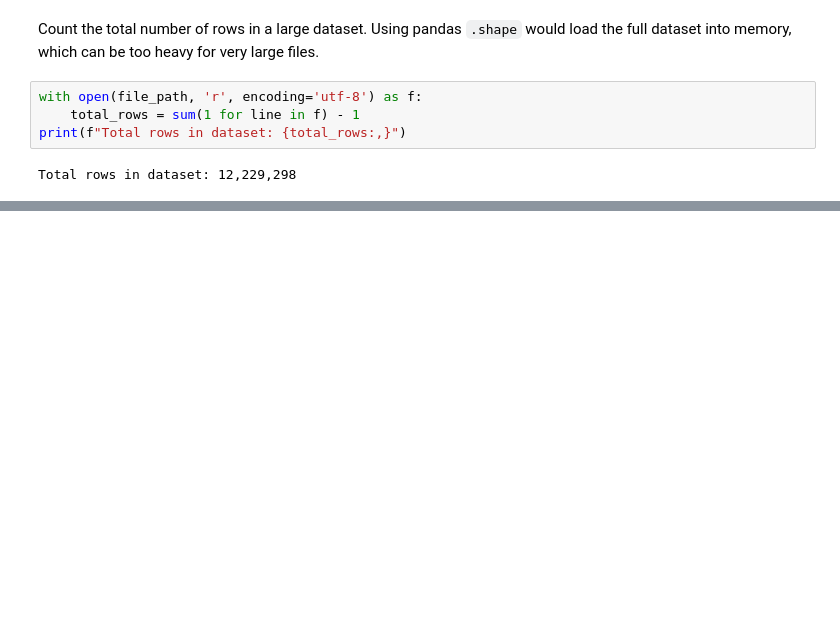
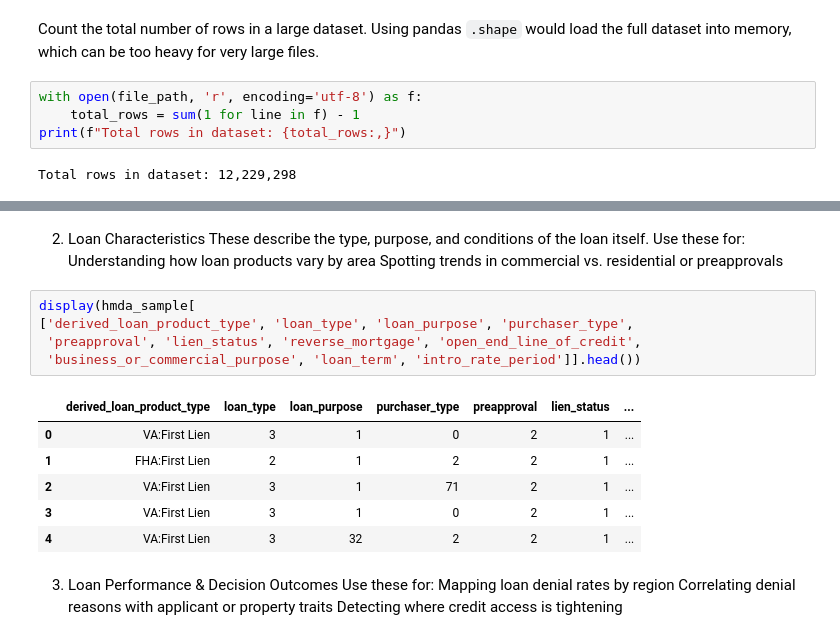
Before and after one commit to JohnQuattrini/-John-Quattrini-Real-Estate-Trends-INST414-Data-Science-Techniques, a Jupyter notebook: capstone_sprint2.ipynb, the cells around one changed output, grey strips where cells are left out. Drawn from its saved outputs; the diff is of its cells as text; blank space fills up the shorter version.

```diff
--- a/capstone_sprint2.ipynb
+++ b/capstone_sprint2.ipynb
@@ -41,0 +448,24 @@ Total rows in dataset: 12,229,298
+# %% [markdown]
+2. Loan Characteristics
+These describe the type, purpose, and conditions of the loan itself.
+Use these for:
+Understanding how loan products vary by area
+Spotting trends in commercial vs. residential or preapprovals
+# %%
+display(hmda_sample[
+['derived_loan_product_type', 'loan_type', 'loan_purpose', 'purchaser_type',
+ 'preapproval', 'lien_status', 'reverse_mortgage', 'open_end_line_of_credit',
+ 'business_or_commercial_purpose', 'loan_term', 'intro_rate_period']].head())
+# %% [output]
+|  | derived_loan_product_type | loan_type | loan_purpose | purchaser_type | preapproval | lien_status | ... |
+| 0 | VA:First Lien | 3 | 1 | 0 | 2 | 1 | ... |
+| 1 | FHA:First Lien | 2 | 1 | 2 | 2 | 1 | ... |
+| 2 | VA:First Lien | 3 | 1 | 71 | 2 | 1 | ... |
+| 3 | VA:First Lien | 3 | 1 | 0 | 2 | 1 | ... |
+| 4 | VA:First Lien | 3 | 32 | 2 | 2 | 1 | ... |
+# %% [markdown]
+3. Loan Performance & Decision Outcomes
+Use these for:
+Mapping loan denial rates by region
+Correlating denial reasons with applicant or property traits
+Detecting where credit access is tightening
```
Also changed, not shown: parts of 32 cells of this notebook.
